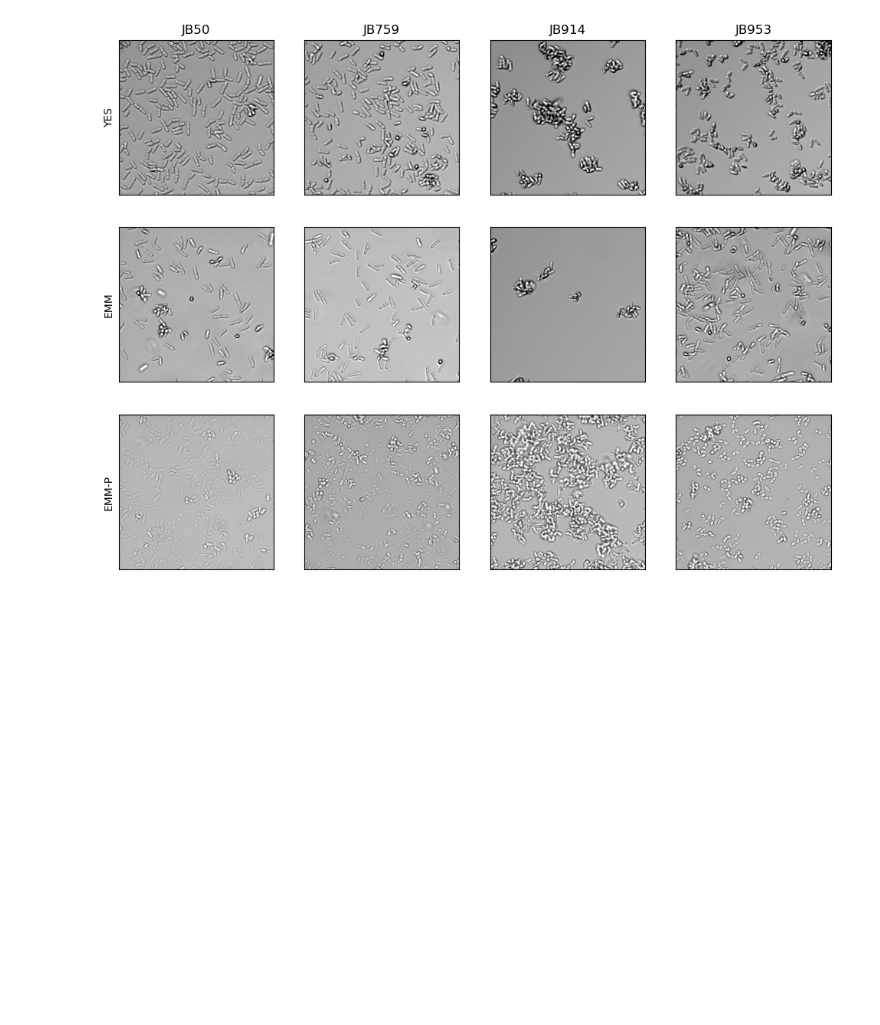
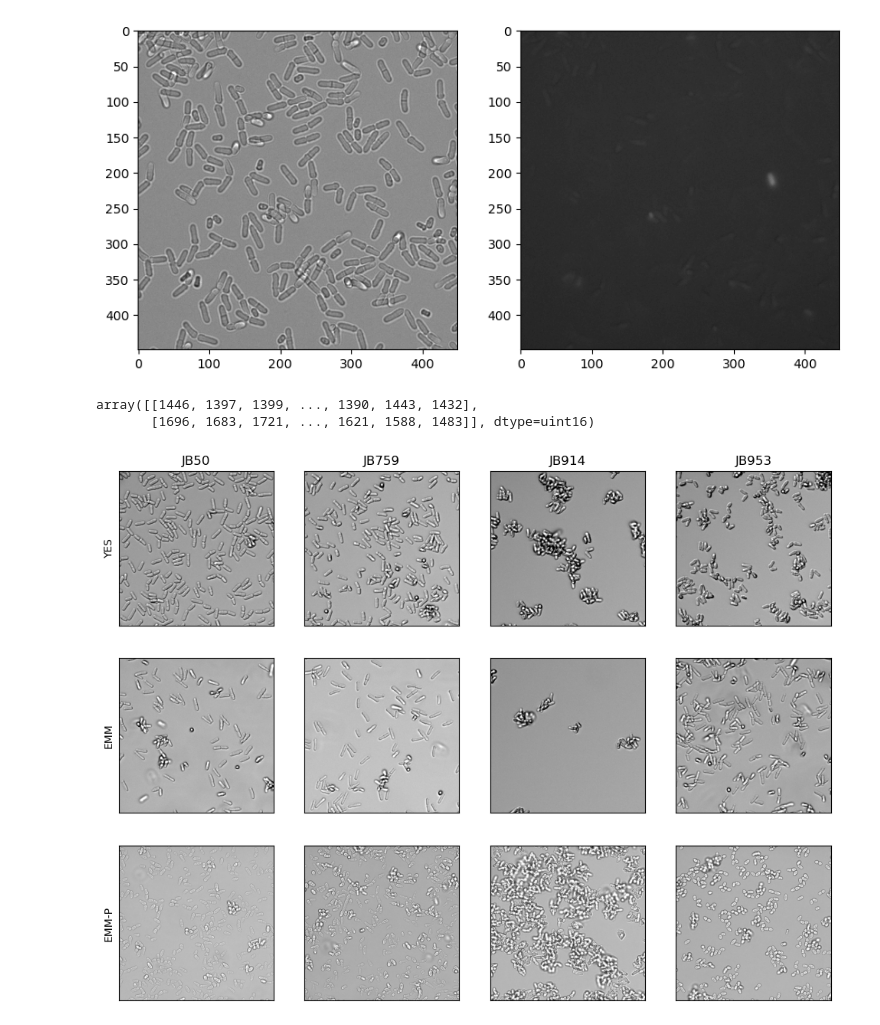
Before and after one commit to BKover99/yeastmlp, a Jupyter notebook: revision_scripts/20250930_mbx2_OE_visualize.ipynb, the cells around one changed output. Saved outputs shown, nothing was run; the diff lists cells and outputs as text; code cells hidden in the pictures; blank space fills up the shorter version.

```diff
--- a/revision_scripts/20250529_mbx2_OE_visualize.ipynb
+++ b/revision_scripts/20250930_mbx2_OE_visualize.ipynb
@@ -10,3 +59,32 @@ savefig_dir = os.path.normpath("G:/.shortcut-targets-by-id/0B3ejcGO9fA5eYXlHMW9t
+# %%
+pixel_ranges = {'EMM':
+                    {'bf': (0,3000),
+                     'gfp': (1500,4000)},
+                'YES':
+                    {'bf': (0,3000),
+                     'gfp': (1500,8000)
+                     }
+                }
+
+images = {'bf': img_bf,
+          'gfp': img_gfp}
+
+location = (451,900,451,900)
+
+fig, axarr = plt.subplots(1,2, figsize=(10,5))
+
+for jj, (channel, img) in enumerate(images.items()):
+    ax = axarr[jj]
+    pixel_range = pixel_ranges[media][channel]
+    ax.imshow(img[location[0]:location[1],location[2]:location[3]], cmap = plt.cm.gray, vmin=pixel_range[0], vmax = pixel_range[1])
+    #ax.imshow(img[location[0]:location[1],location[2]:location[3]], cmap = plt.cm.gray, vmin=black_value, vmax = white_value)
+# %% [output]
+[figure, added]
+# %%
+img_bf
+# %% [output]
+array([[1446, 1397, 1399, ..., 1390, 1443, 1432],
+       [1696, 1683, 1721, ..., 1621, 1588, 1483]], dtype=uint16)
 # %%
 #Plot images in a 3x4 grid.  Adjust image range and select a subsection of the image.
 
```
Also changed, not shown: parts of 5 cells of this notebook.
